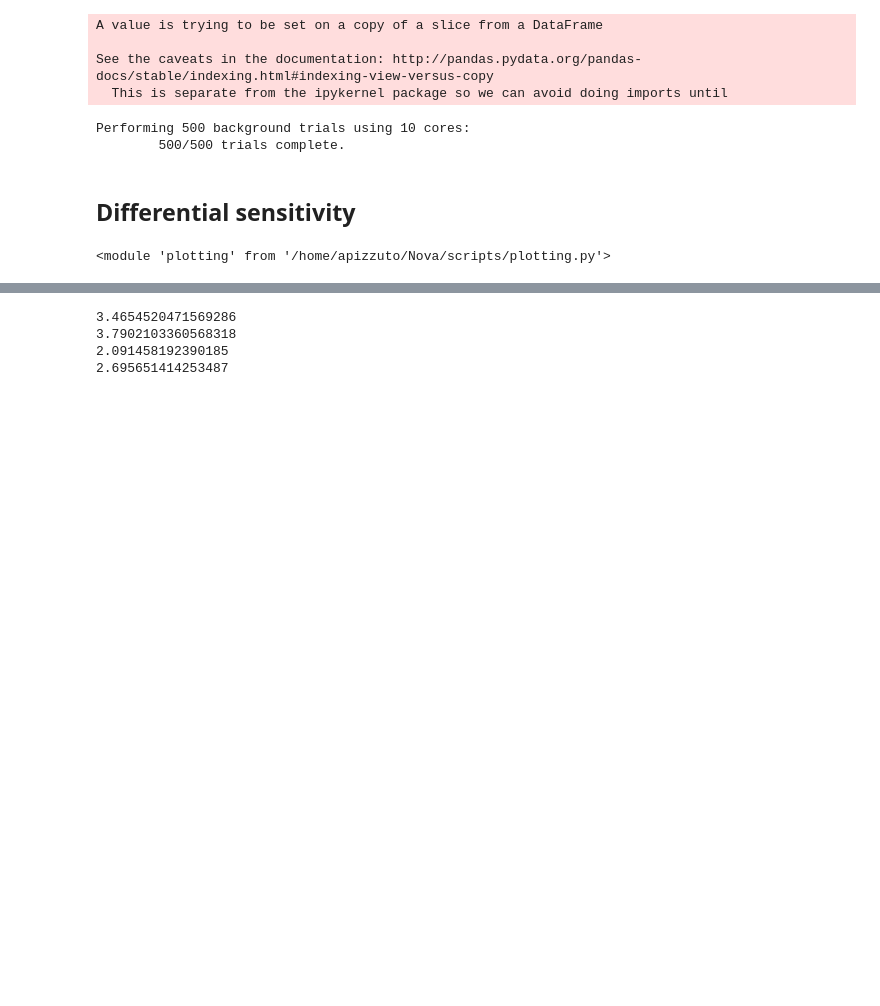
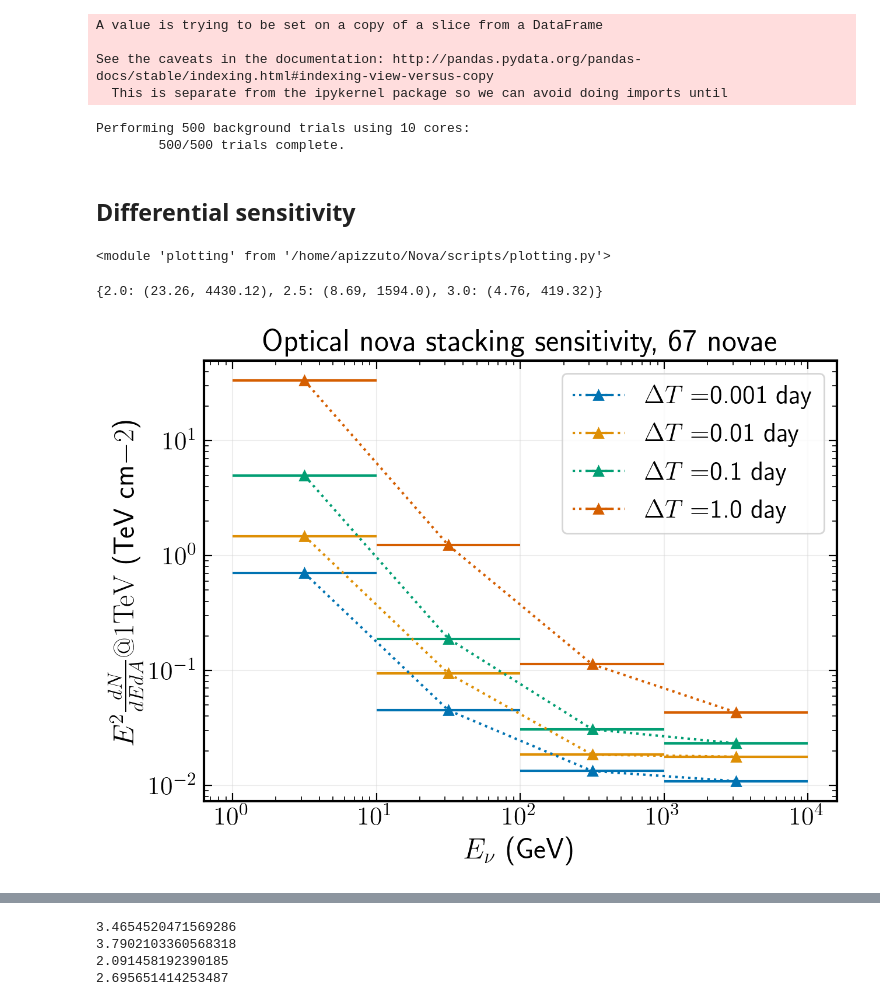
Before and after one commit to apizzuto/Novae, a Jupyter notebook: notebooks/stacking_sensitivity.ipynb, the cells around one changed output, grey strips where cells are left out. Saved outputs shown, nothing was run; the diff lists cells and outputs as text; code cells hidden in the pictures; blank space fills up the shorter version.

```diff
--- a/notebooks/stacking_sensitivity.ipynb
+++ b/notebooks/stacking_sensitivity.ipynb
@@ -299,0 +299,33 @@ stack_plots = plotting.StackingPlots(86.4, seed=2, min_log_e=0.0)
+# %%
+stack_plots = plotting.StackingPlots(86400., seed=2, min_log_e=0.0)
+stack_plots.get_all_sens()
+
+cat = plotting.GammaCatalog(verbose = True)
+cat.compare_photon_to_nus(delta_t = 1e5, omit_title=True)
+
+ens = np.logspace(-1., 3., 500)
+gam_cols = {2.0: 'C0', 2.5: 'C1', 3.0: 'C2'}
+
+for gamma in [2.0, 2.5, 3.0]:
+    sens = stack_plots.sensitivity[gamma]['E2dNdE']
+    central_90_energies = cat.central_90[gamma]
+
+    nu_sens_spec = np.power(ens, -gamma)*sens*1e3*(1e-3)**(2.-gamma)
+    en_msk = (ens > central_90_energies[0]) & (ens < central_90_energies[1])
+    plt.plot(ens[en_msk], nu_sens_spec[en_msk]*ens[en_msk]**2,
+           color=gam_cols[gamma], lw = 3.0, zorder=5*(5.-gamma), ls='-.')
+# %%
+cat.central_90
+# %% [output]
+{2.0: (23.26, 4430.12), 2.5: (8.69, 1594.0), 3.0: (4.76, 419.32)}
+# %%
+fig, ax = plt.subplots(dpi=200, figsize=(7,5))
+
+for i, t in enumerate(np.logspace(0., 3., 4)*86.4):
+    stack_plots = plotting.StackingPlots(t, seed=2, min_log_e=0.0)
+    stack_plots.plot_differential_sens(ax=ax, color = palette[i],
+                                       label=r'$\Delta T = $' + f"{t/86400.} day")
+    plt.legend()
+    plt.title("Optical nova stacking sensitivity, 67 novae")
+# %% [output]
+[figure, added]
```
Also changed, not shown: parts of 6 cells of this notebook, 1 other file.
